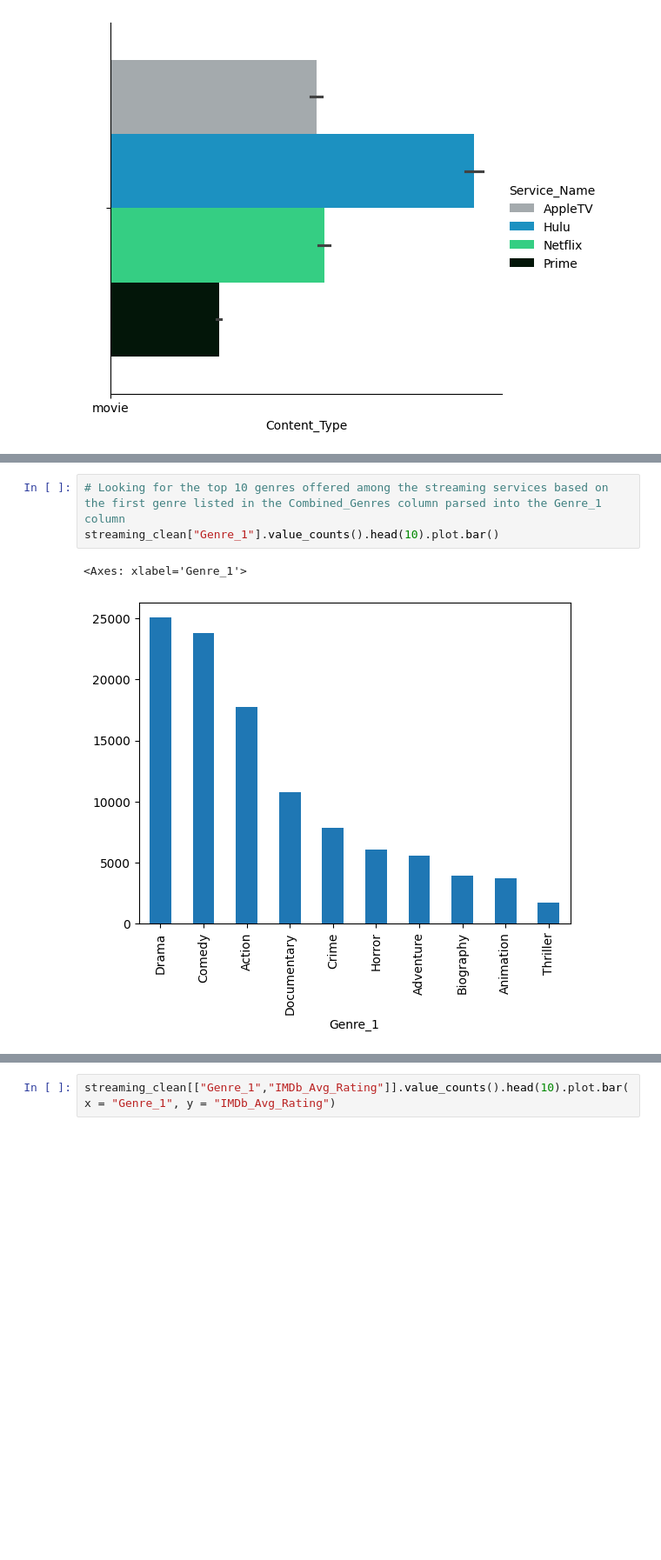
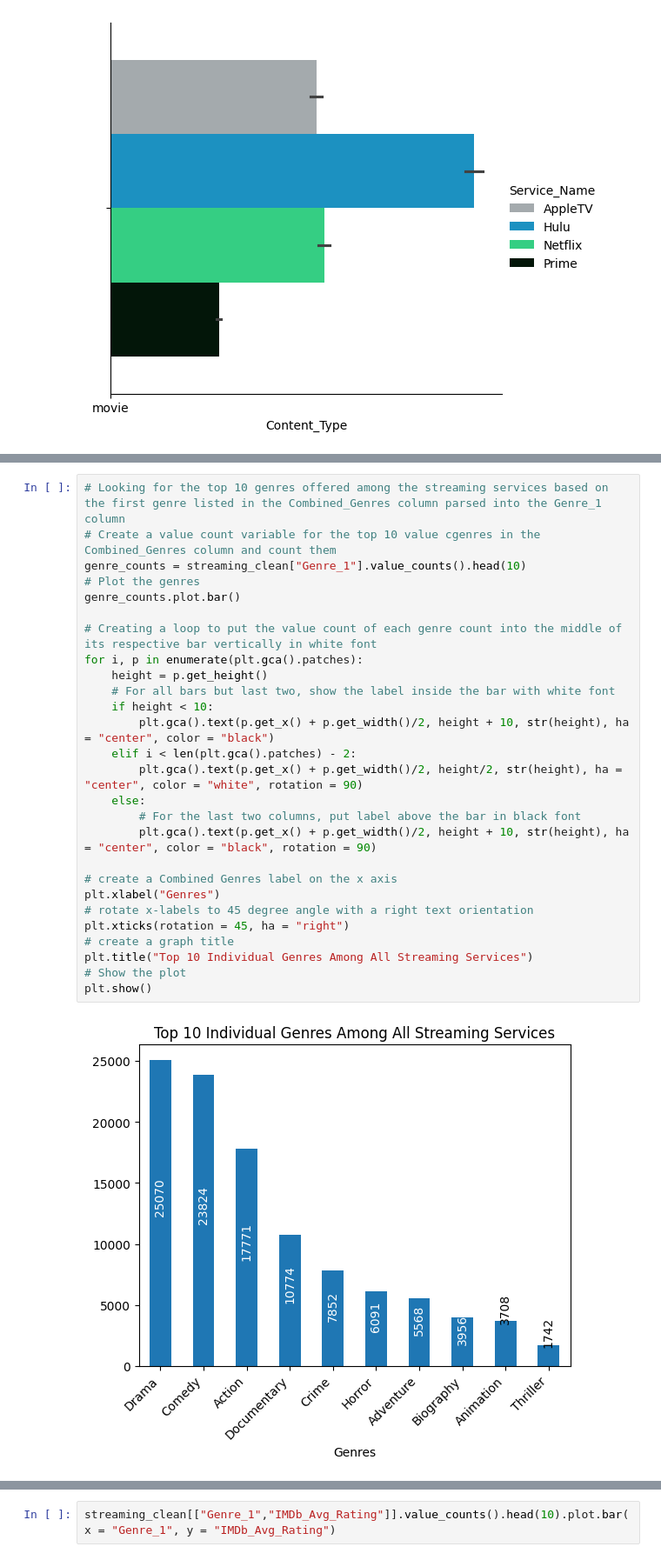
Before and after one commit to rkynhoff/Streaming_Service_Comparisons, a Jupyter notebook: STRM_SERV_COMP_V2.ipynb, the cells around one changed output, grey strips where cells are left out. Shown at 87% size. Drawn from its saved outputs; the diff is of its cells as text; blank space fills up the shorter version.

```diff
--- a/STRM_SERV_COMP_V2.ipynb
+++ b/STRM_SERV_COMP_V2.ipynb
@@ -716,10 +700,33 @@ Cobmined Genres Analysis
 - The tope three values within the Combined_Genres column are actually individual genres comprising of # of the overall content among all service providers
 - Within the top 5 genres, Drama was paired with Comedy # times and with Romance # times
 - While horror is 6th in the list, it is also an individual genre
-# %%
-# Looking for the top 10 genres offered among the streaming services based on the first genre listed in the Combined_Genres column parsed into the Genre_1 column
-streaming_clean["Genre_1"].value_counts().head(10).plot.bar()
-# %% [output]
-<Axes: xlabel='Genre_1'>
-[figure, removed]
+# %%
+# Looking for the top 10 genres offered among the streaming services based on the first genre listed in the Combined_Genres column parsed into the Genre_1 column
+# Create a value count variable for the top 10 value cgenres in the Combined_Genres column and count them
+genre_counts = streaming_clean["Genre_1"].value_counts().head(10)
+# Plot the genres
+genre_counts.plot.bar()
+
+# Creating a loop to put the value count of each genre count into the middle of its respective bar vertically in white font
+for i, p in enumerate(plt.gca().patches):
+    height = p.get_height()
+    # For all bars but last two, show the label inside the bar with white font
+    if height < 10:
+        plt.gca().text(p.get_x() + p.get_width()/2, height + 10, str(height), ha = "center", color = "black")
+    elif i < len(plt.gca().patches) - 2:
+        plt.gca().text(p.get_x() + p.get_width()/2, height/2, str(height), ha = "center", color = "white", rotation = 90)
+    else:
+        # For the last two columns, put label above the bar in black font
+        plt.gca().text(p.get_x() + p.get_width()/2, height + 10, str(height), ha = "center", color = "black", rotation = 90)
+
+# create a Combined Genres label on the x axis
+plt.xlabel("Genres")
+# rotate x-labels to 45 degree angle with a right text orientation
+plt.xticks(rotation = 45, ha = "right")
+# create a graph title
+plt.title("Top 10 Individual Genres Among All Streaming Services")
+# Show the plot
+plt.show()
+# %% [output]
+[figure, added]
 # %% [markdown]
```
Also changed, not shown: parts of 7 cells of this notebook.
